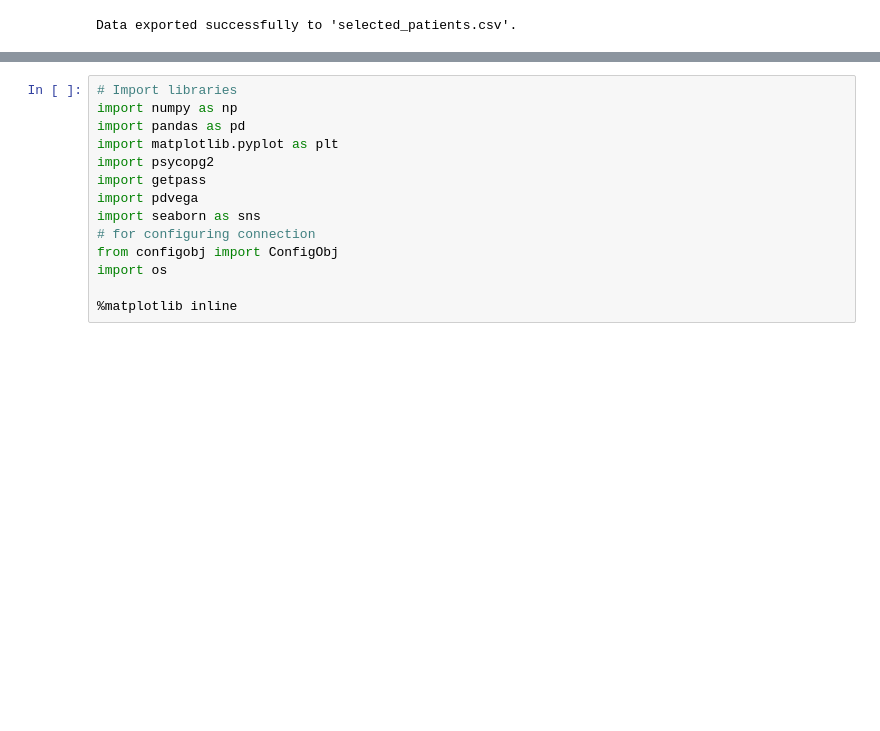
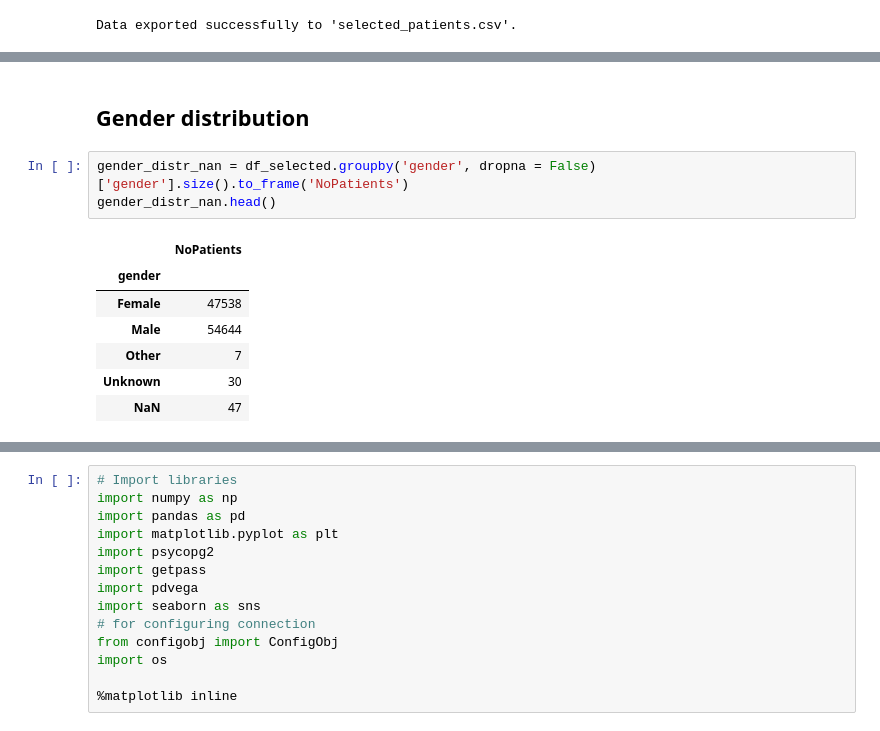
Before and after one commit to joy628/master-project, a Jupyter notebook: data-preprocessing/patient.ipynb, the cells around one changed output, grey strips where cells are left out. Drawn from its saved outputs; the diff is of its cells as text; blank space fills up the shorter version.

```diff
--- a/data-preprocessing/patient.ipynb
+++ b/data-preprocessing/patient.ipynb
@@ -65,0 +150,13 @@ There are 102266 unique patientunitstayid in the selected patients with the sele
+# %% [markdown]
+## Gender distribution
+# %%
+gender_distr_nan = df_selected.groupby('gender', dropna = False)['gender'].size().to_frame('NoPatients')
+gender_distr_nan.head()
+# %% [output]
+|  | NoPatients |
+| gender |  |
+| Female | 47538 |
+| Male | 54644 |
+| Other | 7 |
+| Unknown | 30 |
+| NaN | 47 |
```
Also changed, not shown: parts of 17 cells of this notebook, 2 other files.
